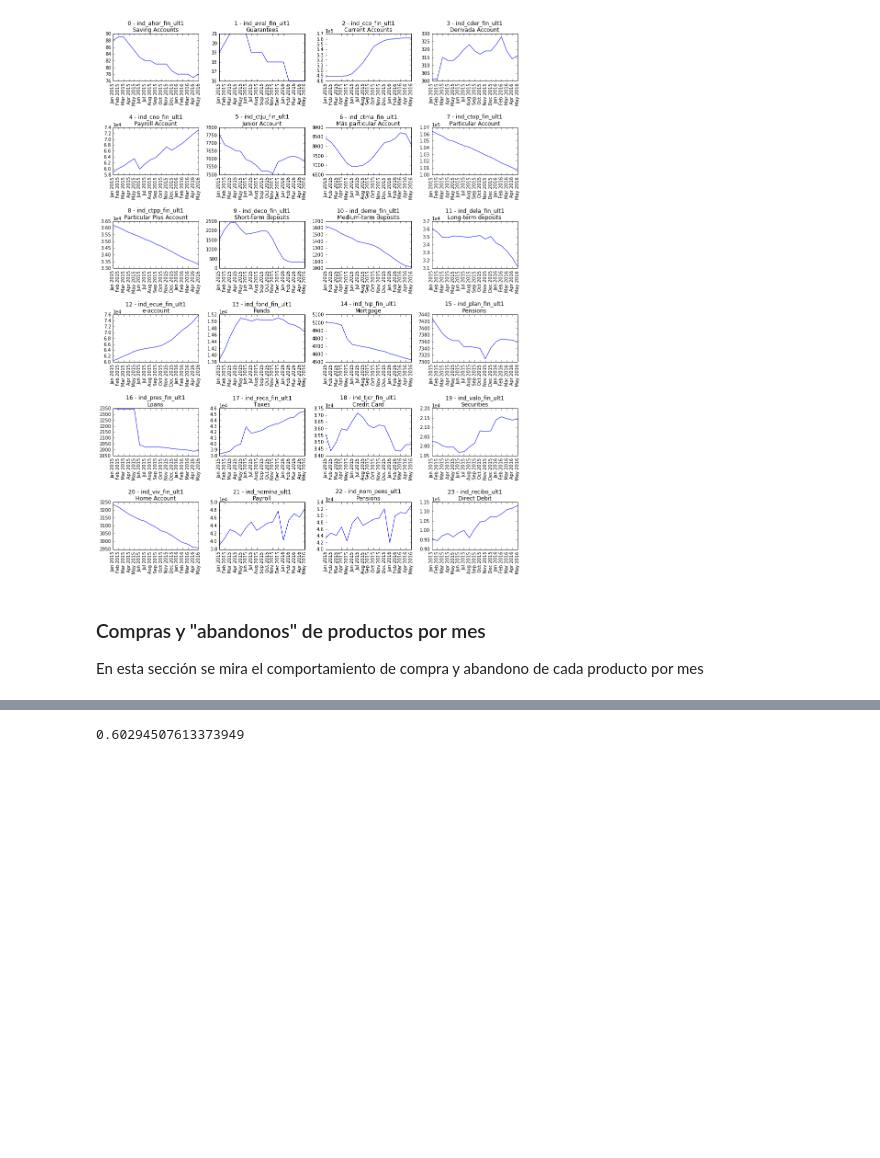
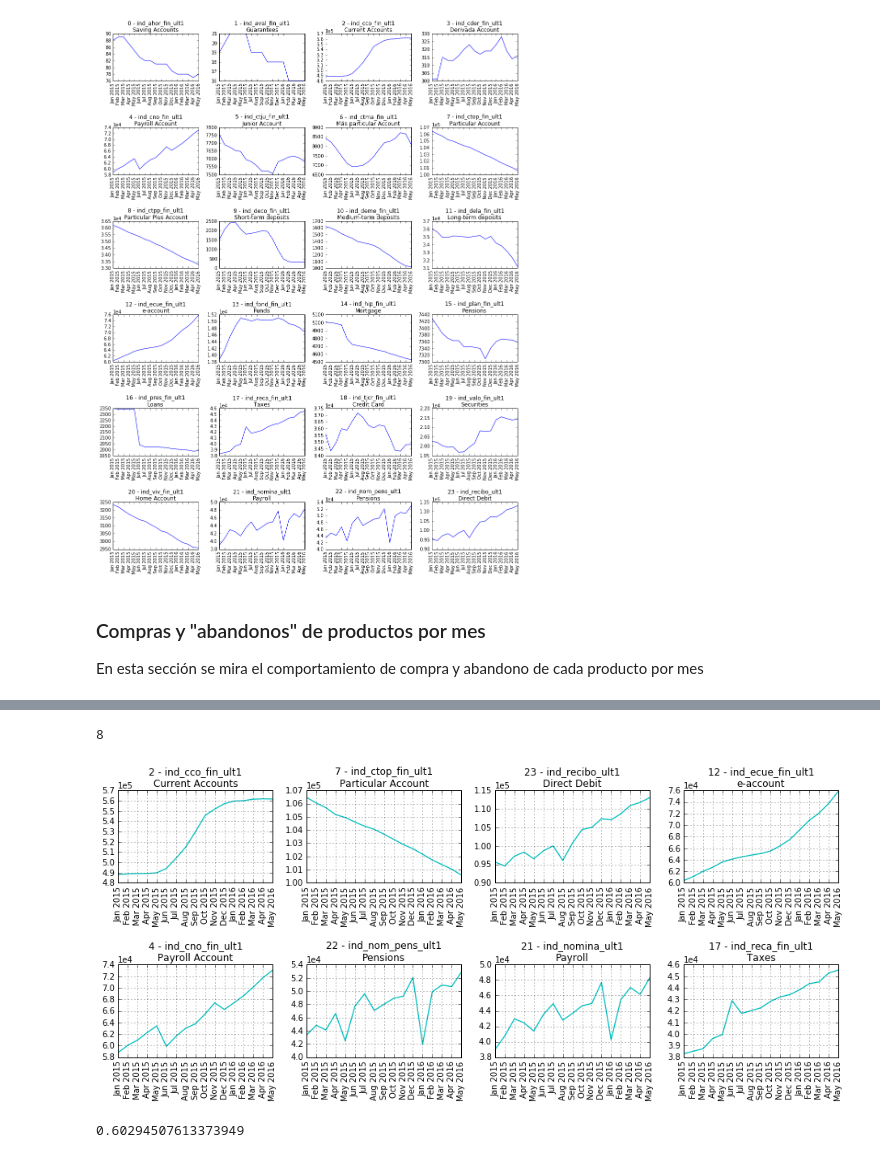
Before and after one commit to sergioml/degree_project, a Jupyter notebook: keep_working_part5.ipynb, the cells around one changed output, grey strips where cells are left out. Cells and saved outputs as stored; diff of their text form; code cells hidden in the pictures; blank space fills up the shorter version.

Commit message:
Nuevas gráficas de productos

```diff
--- a/keep_working_part5.ipynb
+++ b/keep_working_part5.ipynb
@@ -132,19 +111,25 @@ plt.tight_layout(h_pad=2)
 # %%
-top_products = [i for i in reversed(df_a.mean().sort_values()[-9:].index)]
+top_products = [i for i in reversed(df_a.mean().sort_values()[-8:].index)]
+# %%
+len(axs)
+# %% [output]
+8
 # %%
-fig, axes = plt.subplots(3, 3, sharex=False, figsize=(13, 10))
+fig, axes = plt.subplots(2, 4, sharex=False, figsize=(13, 6))
 axs = [j for i in axes for j in i]
 for i, col in enumerate(top_products):
     serie = df_a.loc[:, col]
     ax = axs[i]
     ax.plot(serie.values, linewidth=1.3, c='c')
     ax.set_title(descr_prods[col]['num'] + " - " + str(col) + '\n' + descr_prods[col]['name'])
     ax.set_xticks(range(len(dates)))
     ax.set_xticklabels(dates, rotation=90)
     #ax.axhline()
     ax.grid()
     ax.ticklabel_format(style='sci', axis='y', scilimits=(0, 4))
 plt.tight_layout(h_pad=2)
+# %% [output]
+[figure, added]
 # %%
 df_a.loc[df.fecha_dato.value_counts().index[0], 'ind_cco_fin_ult1'] / df.fecha_dato.value_counts()[0]
 # %% [output]
```
Also changed, not shown: parts of 5 cells of this notebook.
